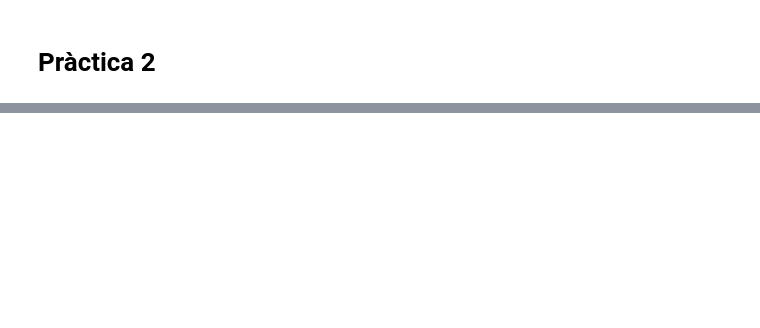
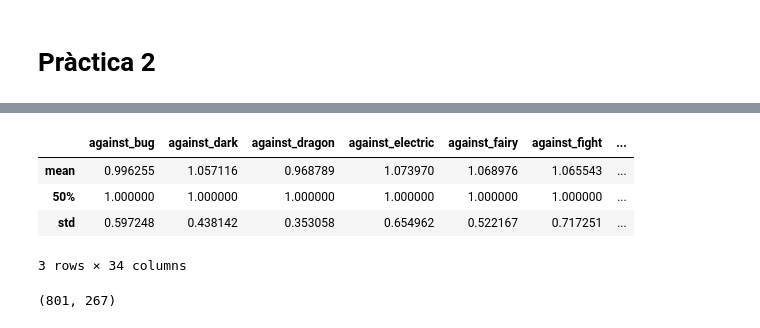
Before and after one commit to pablo15ruiz/ac-pr02, a Jupyter notebook: notebook.ipynb, the cells around one changed output, grey strips where cells are left out. Saved outputs shown, nothing was run; the diff lists cells and outputs as text; code cells hidden in the pictures; blank space fills up the shorter version.

```diff
--- a/notebook.ipynb
+++ b/notebook.ipynb
@@ -6,0 +269,9 @@
+# %%
+# Gaussian if (mediana y media similar y desv.std entre el 20 y 30% de la media)
+df.describe().loc[['mean', '50%', 'std']]
+# %% [output]
+|  | against_bug | against_dark | against_dragon | against_electric | against_fairy | against_fight | ... |
+| mean | 0.996255 | 1.057116 | 0.968789 | 1.073970 | 1.068976 | 1.065543 | ... |
+| 50% | 1.000000 | 1.000000 | 1.000000 | 1.000000 | 1.000000 | 1.000000 | ... |
+| std | 0.597248 | 0.438142 | 0.353058 | 0.654962 | 0.522167 | 0.717251 | ... |
+3 rows × 34 columns
@@ -6,0 +294,17 @@
+# %%
+df_2 = df.copy(deep=True)
+df_2['abilities'] = df['abilities'].apply(ast.literal_eval)
+ls = df_2['abilities'].explode()
+df_2[ls.unique()] = 0
+
+for idx, row in df_2.iterrows():
+    for cat in row['abilities']:
+        df_2.at[idx, cat] = 1
+
+    # for cat in ls.unique():
+    #     if(cat in df['abilities'][idx] ):
+    #         df[cat][idx]=1
+df_2.drop(columns='abilities', inplace=True)
+df_2.shape
+# %% [output]
+(801, 267)
```
Also changed, not shown: parts of 20 cells of this notebook.
